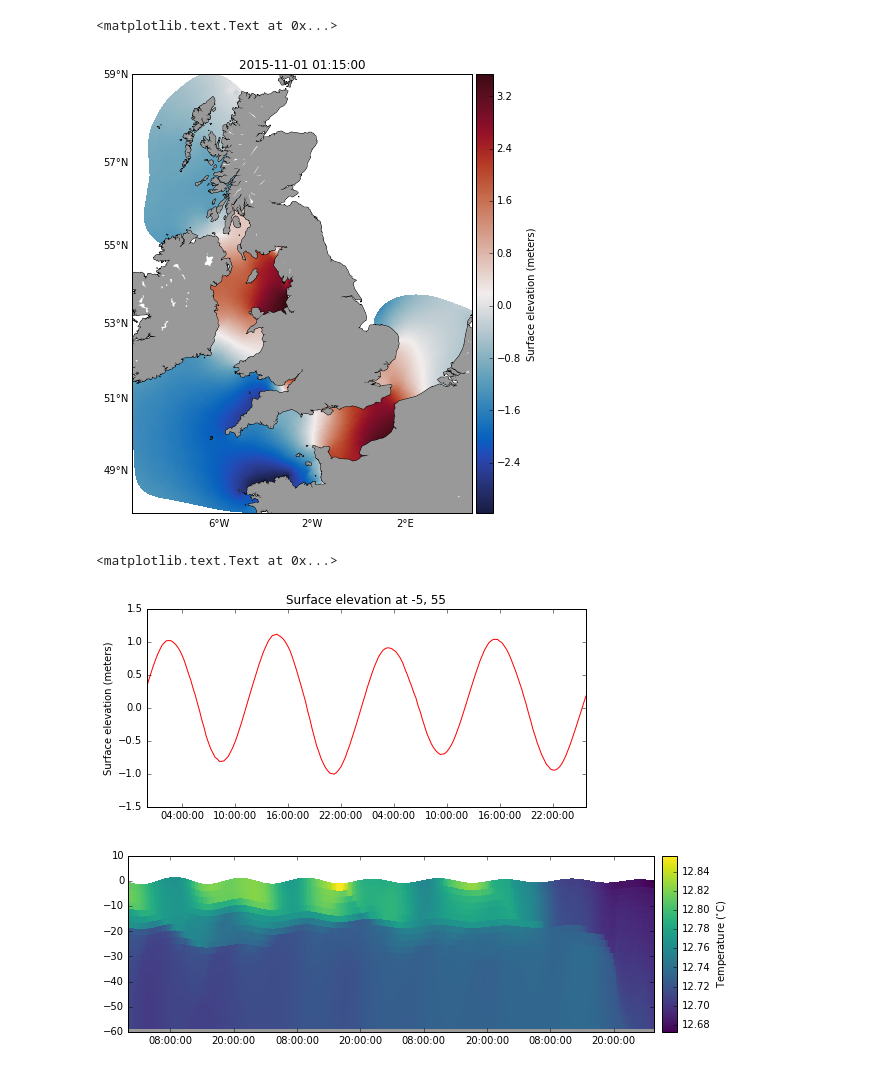
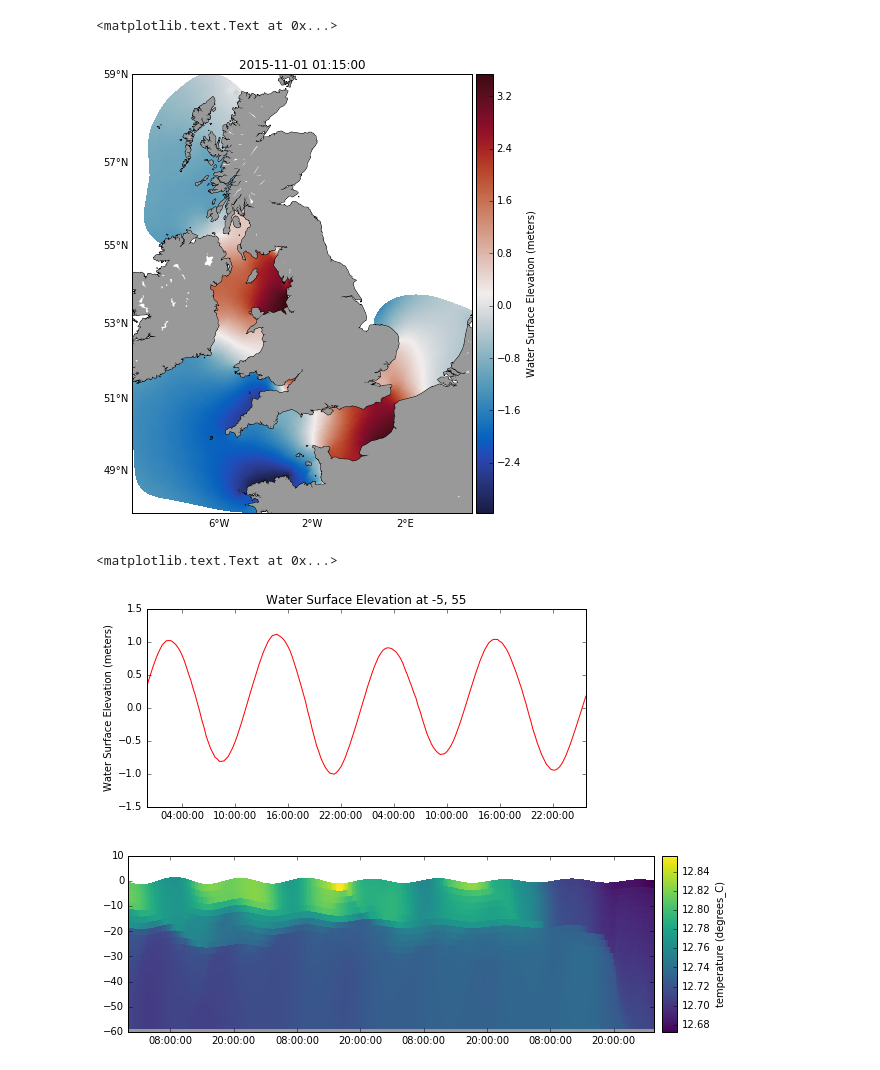
Before and after one commit to pwcazenave/PyFVCOM, a Jupyter notebook: examples/pyfvcom_plot_example.ipynb, the cells around one changed output. Drawn from its saved outputs; the diff is of its cells as text; code cells hidden in the pictures.

Commit message:
Use the new attributes object for labelling things.

```diff
--- a/examples/pyfvcom_plot_example.ipynb
+++ b/examples/pyfvcom_plot_example.ipynb
@@ -15,31 +15,35 @@ plot = Plotter(fvcom,
                figsize=(20, 20),
                res='i',
                tick_inc=(4, 2),
-               cb_label='Surface elevation ({})'.format(fvcom.ds.variables['zeta'].units),
+               cb_label='{} ({})'.format(fvcom.atts.zeta.long_name,
+                                         fvcom.atts.zeta.units),
                cmap=cm.balance)
-plot.plot_field(field=fvcom.data.zeta[5, :])
+plot.plot_field(fvcom.data.zeta[5, :])
 plot.axes.set_title(fvcom.time.datetime[5].strftime('%Y-%m-%d %H:%M:%S'))
 # %% [output]
 <matplotlib.text.Text at 0x...>
-[figure, old version]
+[figure, new version]
 # %%
 # Do a time series at a specific location.
 gauge = (-5, 55)  # a sample (lon, lat) position
 index = fvcom.closest_node(gauge)
-time = Time(fvcom, figsize=(20, 9), title='Surface elevation at {}, {}'.format(*gauge))
+time = Time(fvcom, figsize=(20, 9), title='{} at {}, {}'.format(fvcom.atts.zeta.long_name,
+                                                                *gauge))
 time.plot_line(fvcom.data.zeta[:, index], color='r')
-time.axes.set_ylabel('Surface elevation ({})'.format(fvcom.ds.variables['zeta'].units))
+time.axes.set_ylabel('{} ({})'.format(fvcom.atts.zeta.long_name,
+                                      fvcom.atts.zeta.units))
 # %% [output]
 <matplotlib.text.Text at 0x...>
-[figure, old version]
+[figure, new version]
 # %%
 # Plot a depth-varying profile through a water column
 fvcom = FileReader('sample.nc', variables=['temp', 'zeta'], dims={'time': [0, 400], 'node': [5000]})
-time = Time(fvcom, figsize=(25, 8), cb_label='Temperature $(^{\circ}C)$')
+time = Time(fvcom, figsize=(25, 8), cb_label='{} ({})'.format(fvcom.atts.temp.long_name,
+                                                              fvcom.atts.temp.units))
 z = make_water_column(fvcom.data.zeta, fvcom.grid.h, fvcom.grid.siglay)
 # fill_seabed makes the part of the plot below the seabed grey.
 # We need to squeeze the data array since we've only extracted a single
 # position.
 time.plot_surface(z, np.squeeze(fvcom.data.temp), fill_seabed=True)
 # %% [output]
-[figure, old version]
+[figure, new version]
```
